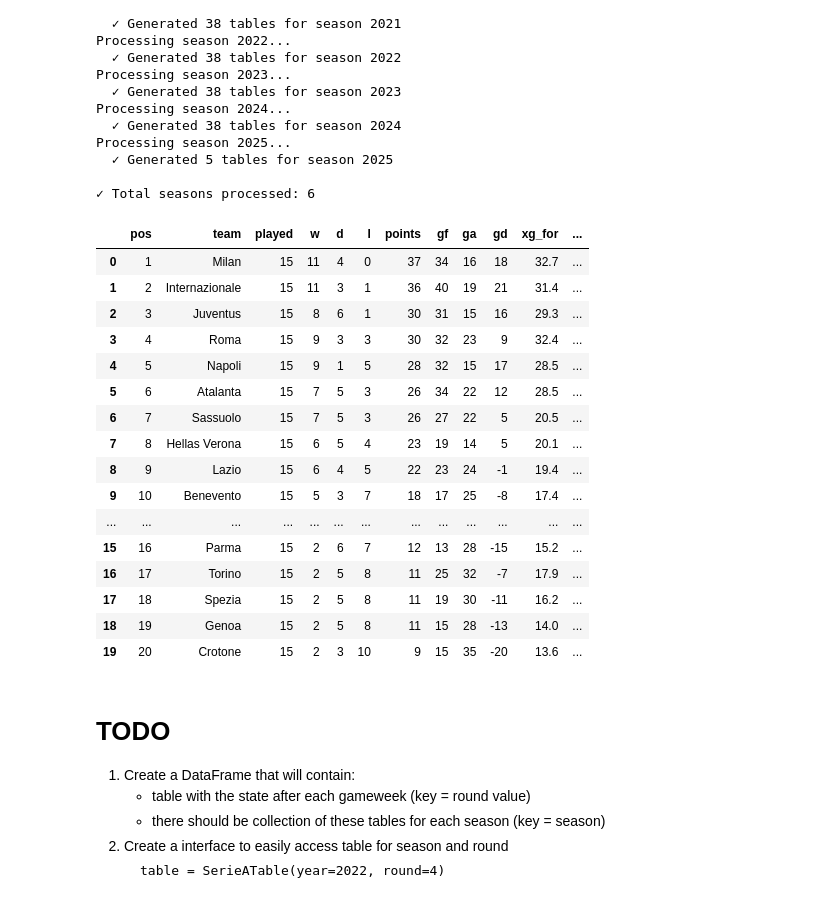
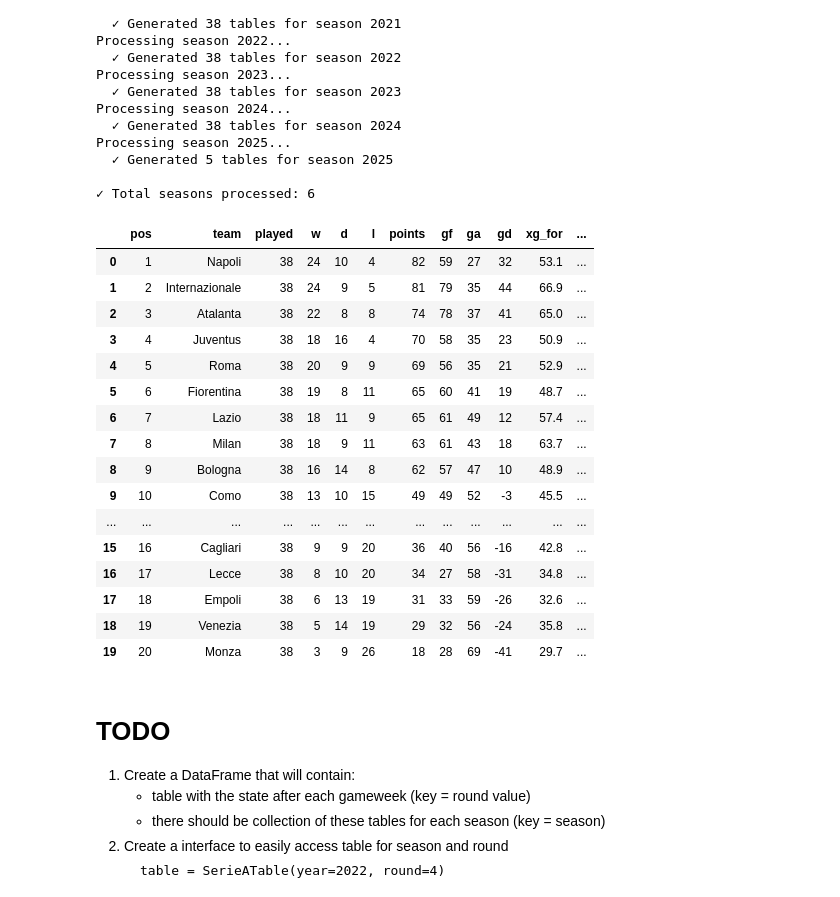
Before and after one commit to michaail/serie-a-data-analysis, a Jupyter notebook: season_tables.ipynb, the cells around one changed output. Drawn from its saved outputs; the diff is of its cells as text; code cells hidden in the pictures.

```diff
--- a/season_tables.ipynb
+++ b/season_tables.ipynb
@@ -304,25 +304,25 @@ Processing season 2025...
 
 ✓ Total seasons processed: 6
 # %%
-season_tables[2020][15]
+season_tables[2024][38]
 # %% [output]
 |  | pos | team | played | w | d | l | points | gf | ga | gd | xg_for | ... |
-| 0 | 1 | Milan | 15 | 11 | 4 | 0 | 37 | 34 | 16 | 18 | 32.7 | ... |
-| 1 | 2 | Internazionale | 15 | 11 | 3 | 1 | 36 | 40 | 19 | 21 | 31.4 | ... |
-| 2 | 3 | Juventus | 15 | 8 | 6 | 1 | 30 | 31 | 15 | 16 | 29.3 | ... |
-| 3 | 4 | Roma | 15 | 9 | 3 | 3 | 30 | 32 | 23 | 9 | 32.4 | ... |
-| 4 | 5 | Napoli | 15 | 9 | 1 | 5 | 28 | 32 | 15 | 17 | 28.5 | ... |
-| 5 | 6 | Atalanta | 15 | 7 | 5 | 3 | 26 | 34 | 22 | 12 | 28.5 | ... |
-| 6 | 7 | Sassuolo | 15 | 7 | 5 | 3 | 26 | 27 | 22 | 5 | 20.5 | ... |
-| 7 | 8 | Hellas Verona | 15 | 6 | 5 | 4 | 23 | 19 | 14 | 5 | 20.1 | ... |
-| 8 | 9 | Lazio | 15 | 6 | 4 | 5 | 22 | 23 | 24 | -1 | 19.4 | ... |
-| 9 | 10 | Benevento | 15 | 5 | 3 | 7 | 18 | 17 | 25 | -8 | 17.4 | ... |
+| 0 | 1 | Napoli | 38 | 24 | 10 | 4 | 82 | 59 | 27 | 32 | 53.1 | ... |
+| 1 | 2 | Internazionale | 38 | 24 | 9 | 5 | 81 | 79 | 35 | 44 | 66.9 | ... |
+| 2 | 3 | Atalanta | 38 | 22 | 8 | 8 | 74 | 78 | 37 | 41 | 65.0 | ... |
+| 3 | 4 | Juventus | 38 | 18 | 16 | 4 | 70 | 58 | 35 | 23 | 50.9 | ... |
+| 4 | 5 | Roma | 38 | 20 | 9 | 9 | 69 | 56 | 35 | 21 | 52.9 | ... |
+| 5 | 6 | Fiorentina | 38 | 19 | 8 | 11 | 65 | 60 | 41 | 19 | 48.7 | ... |
+| 6 | 7 | Lazio | 38 | 18 | 11 | 9 | 65 | 61 | 49 | 12 | 57.4 | ... |
+| 7 | 8 | Milan | 38 | 18 | 9 | 11 | 63 | 61 | 43 | 18 | 63.7 | ... |
+| 8 | 9 | Bologna | 38 | 16 | 14 | 8 | 62 | 57 | 47 | 10 | 48.9 | ... |
+| 9 | 10 | Como | 38 | 13 | 10 | 15 | 49 | 49 | 52 | -3 | 45.5 | ... |
 | ... | ... | ... | ... | ... | ... | ... | ... | ... | ... | ... | ... | ... |
-| 15 | 16 | Parma | 15 | 2 | 6 | 7 | 12 | 13 | 28 | -15 | 15.2 | ... |
-| 16 | 17 | Torino | 15 | 2 | 5 | 8 | 11 | 25 | 32 | -7 | 17.9 | ... |
-| 17 | 18 | Spezia | 15 | 2 | 5 | 8 | 11 | 19 | 30 | -11 | 16.2 | ... |
-| 18 | 19 | Genoa | 15 | 2 | 5 | 8 | 11 | 15 | 28 | -13 | 14.0 | ... |
-| 19 | 20 | Crotone | 15 | 2 | 3 | 10 | 9 | 15 | 35 | -20 | 13.6 | ... |
+| 15 | 16 | Cagliari | 38 | 9 | 9 | 20 | 36 | 40 | 56 | -16 | 42.8 | ... |
+| 16 | 17 | Lecce | 38 | 8 | 10 | 20 | 34 | 27 | 58 | -31 | 34.8 | ... |
+| 17 | 18 | Empoli | 38 | 6 | 13 | 19 | 31 | 33 | 59 | -26 | 32.6 | ... |
+| 18 | 19 | Venezia | 38 | 5 | 14 | 19 | 29 | 32 | 56 | -24 | 35.8 | ... |
+| 19 | 20 | Monza | 38 | 3 | 9 | 26 | 18 | 28 | 69 | -41 | 29.7 | ... |
 # %% [markdown]
 # TODO
 
```
Also changed, not shown: 2 other files.
